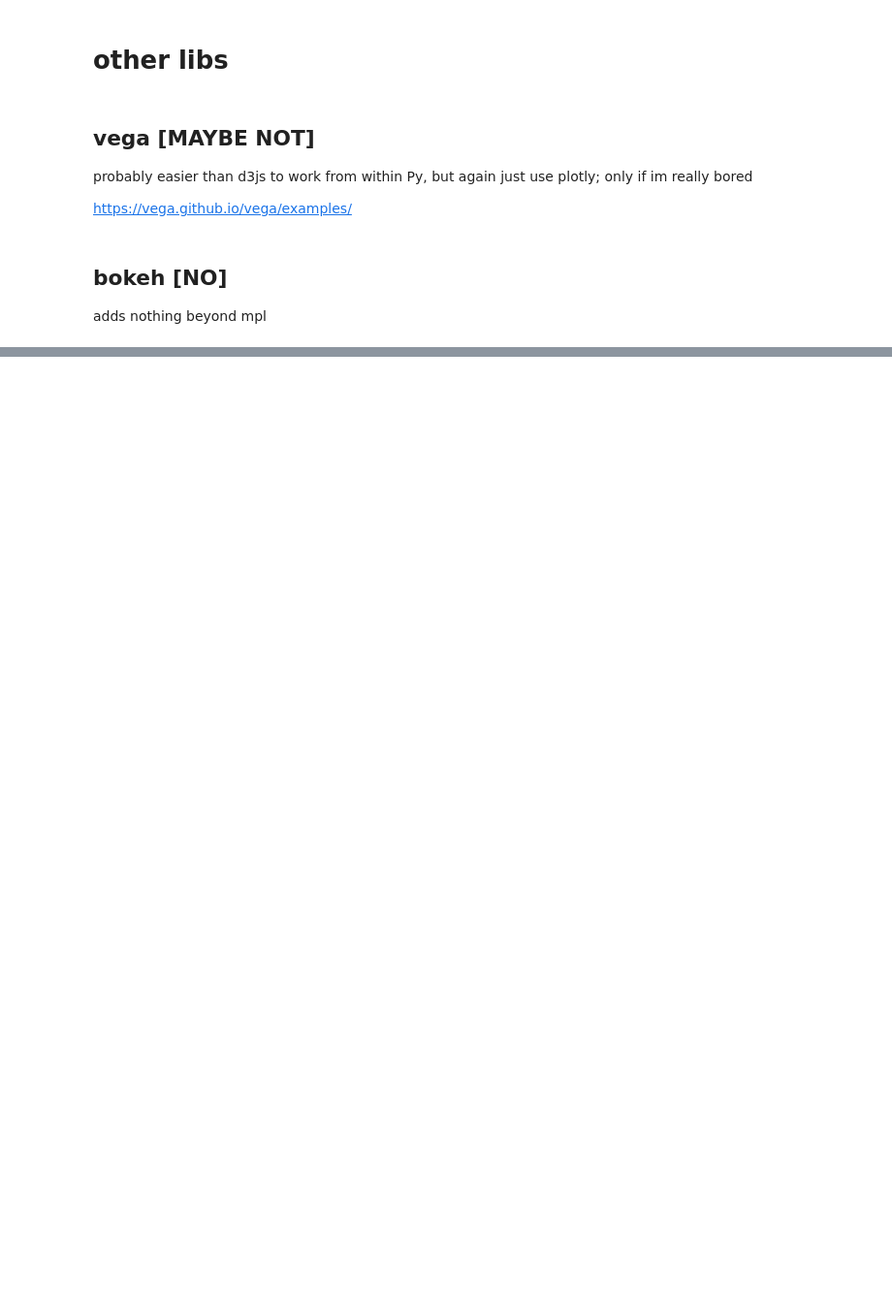
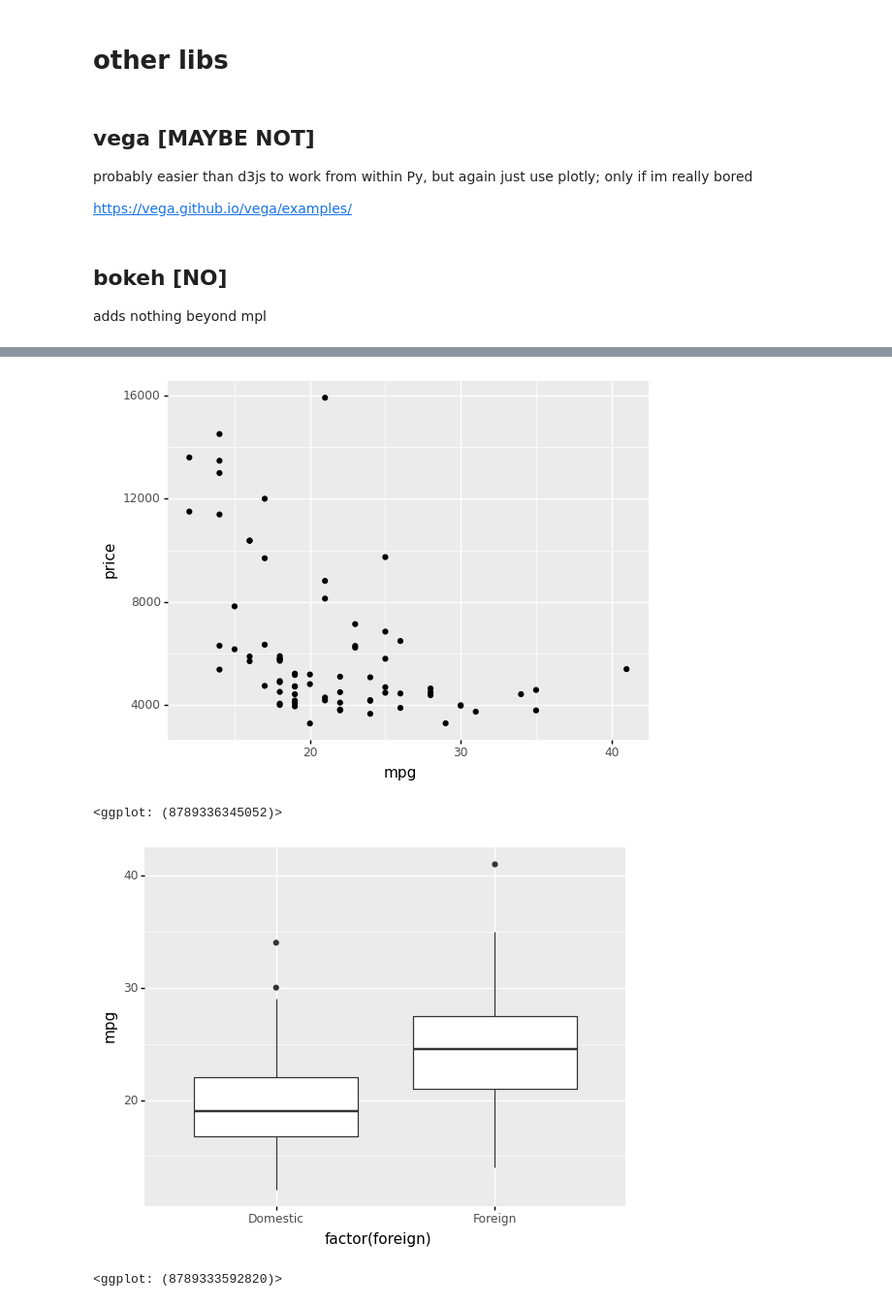
Before and after one commit to theaok/vis, a Jupyter notebook: plotly.ipynb, the cells around one changed output, grey strips where cells are left out. Shown at 97% size. Drawn from its saved outputs; the diff is of its cells as text; code cells hidden in the pictures; blank space fills up the shorter version.

Commit message:
added ggplot

```diff
--- a/plotly.ipynb
+++ b/plotly.ipynb
@@ -487,0 +505,20 @@ adds nothing beyond mpl
+# %%
+auto=pd.read_stata('https://docs.google.com/uc?id=1YpkQ-RgAQfB_4olxtbfRWnVmKwkXml5N&export=download')
+# %%
+#can have usual graphs
+(
+    ggplot(auto)  # What data to use
+    + aes(x="mpg", y="price")  # What variable to use
+    + geom_point()  # Geometric object to use for drawing
+)
+
+(
+    ggplot(auto)  # What data to use
+    + aes(x="factor(foreign)",y='mpg')  # What variable to use
+    + geom_boxplot()  # Geometric object to use for drawing
+)
+# %% [output]
+[figure, added]
+<ggplot: (8789336345052)>
+[figure, added]
+<ggplot: (8789333592820)>
```
Also changed, not shown: parts of 9 cells of this notebook.
